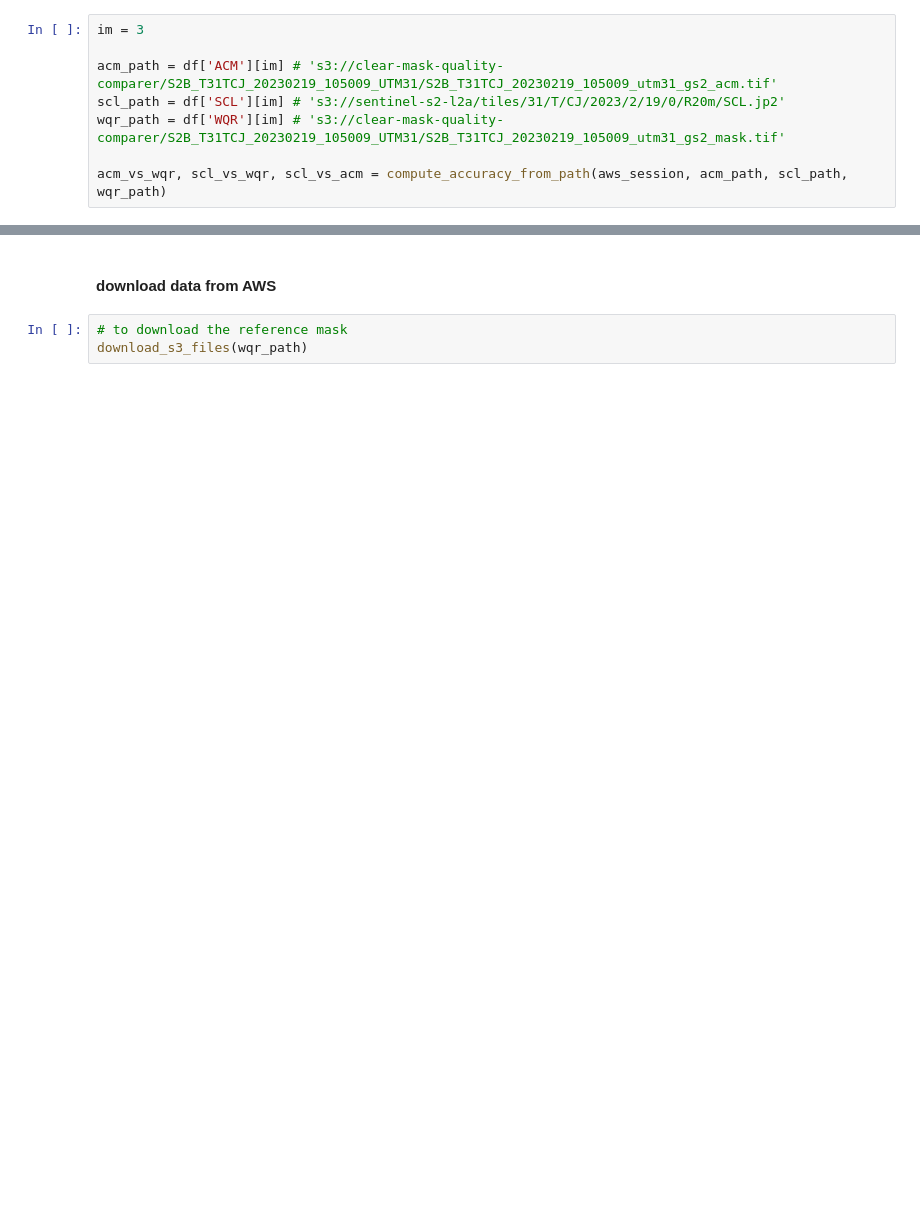
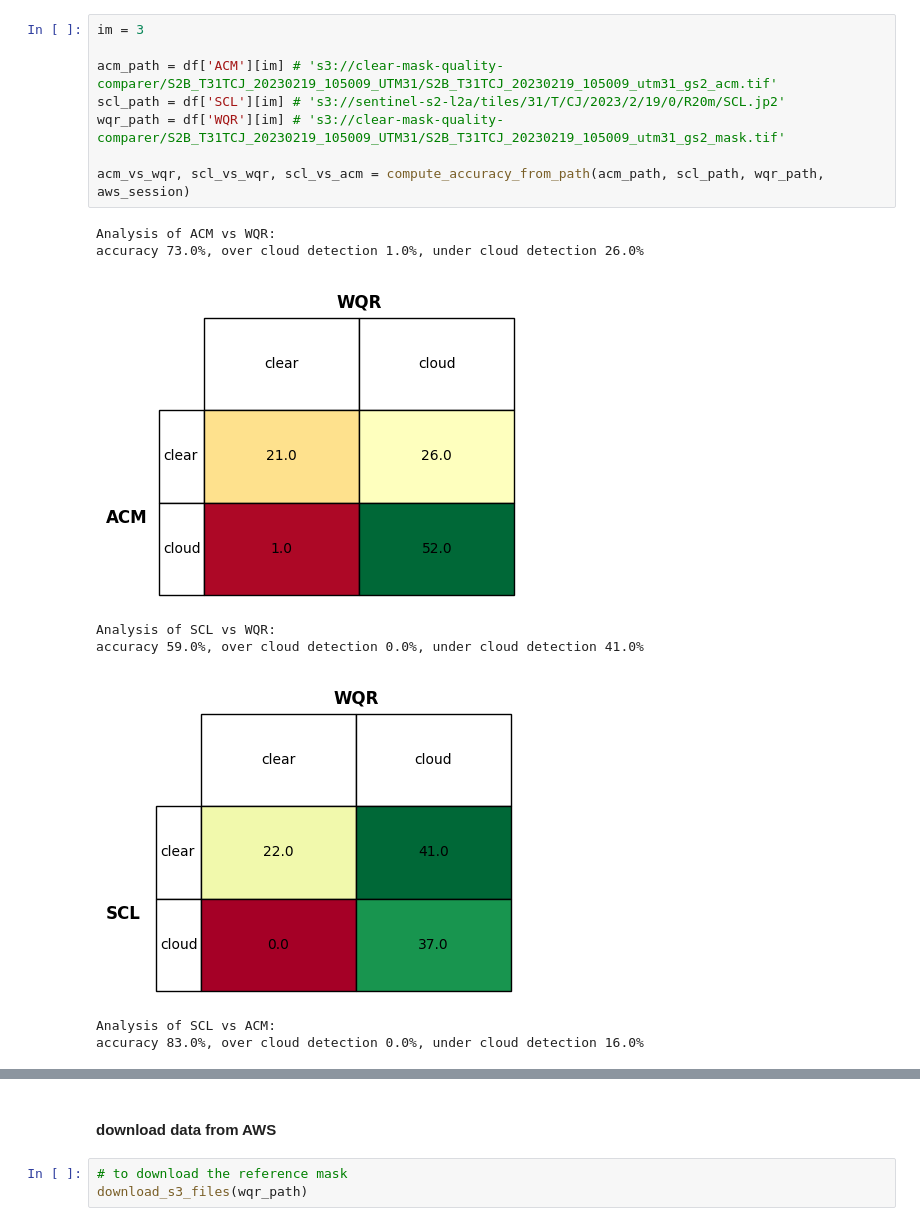
Before and after one commit to earthdaily/Studies-and-Analysis, a Jupyter notebook: Cloud-Mask-Performance/cloud_mask_comparison.ipynb, the cells around one changed output, grey strips where cells are left out. Drawn from its saved outputs; the diff is of its cells as text; blank space fills up the shorter version.

```diff
--- a/Cloud-Mask-Performance/cloud_mask_comparison.ipynb
+++ b/Cloud-Mask-Performance/cloud_mask_comparison.ipynb
@@ -44,8 +73,17 @@ acm_vs_wqr, scl_vs_wqr, scl_vs_acm = compute_accuracy_from_df(aws_session,df)
 # %%
 im = 3
 
 acm_path = df['ACM'][im] # 's3://clear-mask-quality-comparer/S2B_T31TCJ_20230219_105009_UTM31/S2B_T31TCJ_20230219_105009_utm31_gs2_acm.tif'
 scl_path = df['SCL'][im] # 's3://sentinel-s2-l2a/tiles/31/T/CJ/2023/2/19/0/R20m/SCL.jp2'
 wqr_path = df['WQR'][im] # 's3://clear-mask-quality-comparer/S2B_T31TCJ_20230219_105009_UTM31/S2B_T31TCJ_20230219_105009_utm31_gs2_mask.tif'
 
-acm_vs_wqr, scl_vs_wqr, scl_vs_acm = compute_accuracy_from_path(aws_session, acm_path, scl_path, wqr_path)
+acm_vs_wqr, scl_vs_wqr, scl_vs_acm = compute_accuracy_from_path(acm_path, scl_path, wqr_path, aws_session)
+# %% [output]
+Analysis of ACM vs WQR:
+accuracy 73.0%, over cloud detection 1.0%, under cloud detection 26.0%
+[figure, added]
+Analysis of SCL vs WQR:
+accuracy 59.0%, over cloud detection 0.0%, under cloud detection 41.0%
+[figure, added]
+Analysis of SCL vs ACM:
+accuracy 83.0%, over cloud detection 0.0%, under cloud detection 16.0%
```
Also changed, not shown: parts of 14 cells of this notebook, 27 other files.
